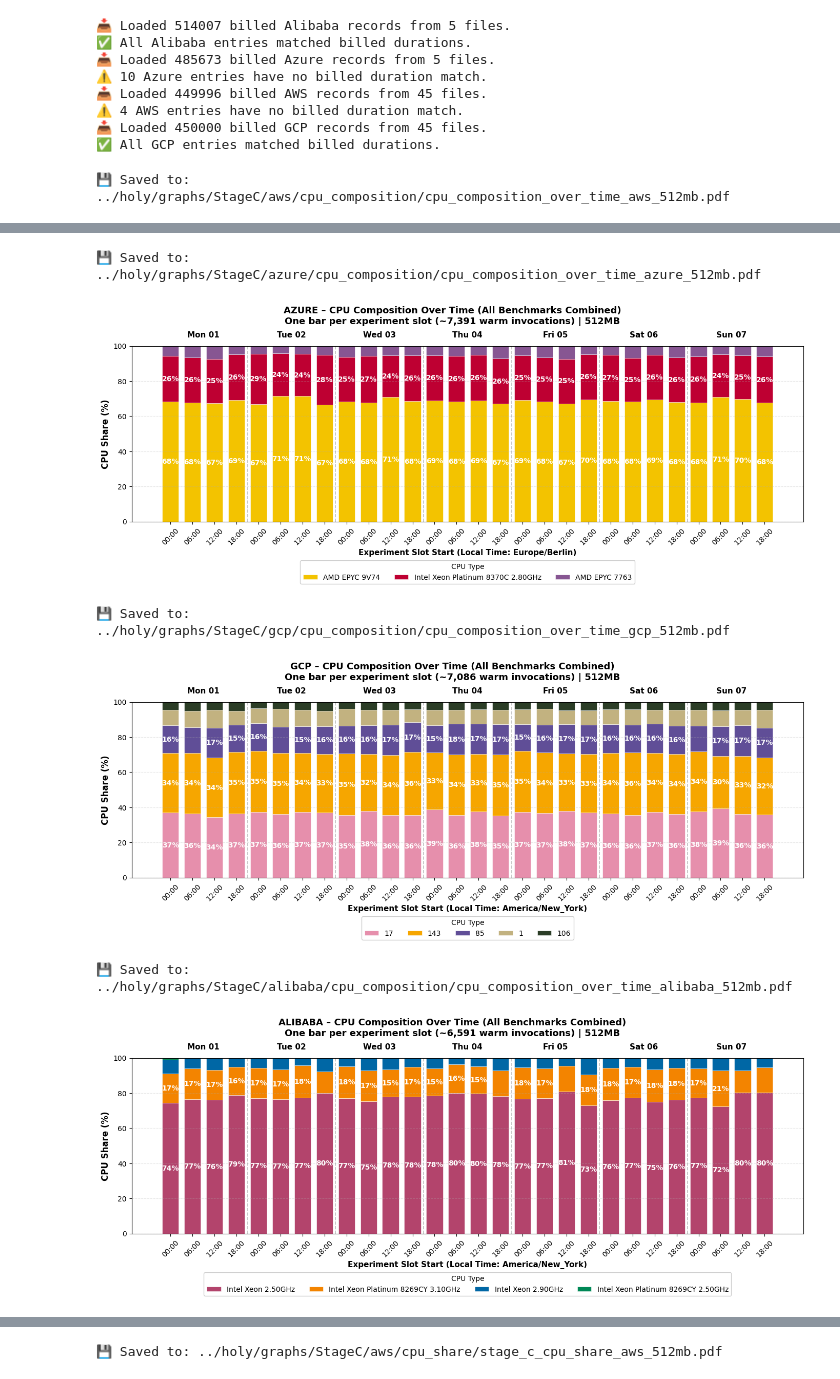
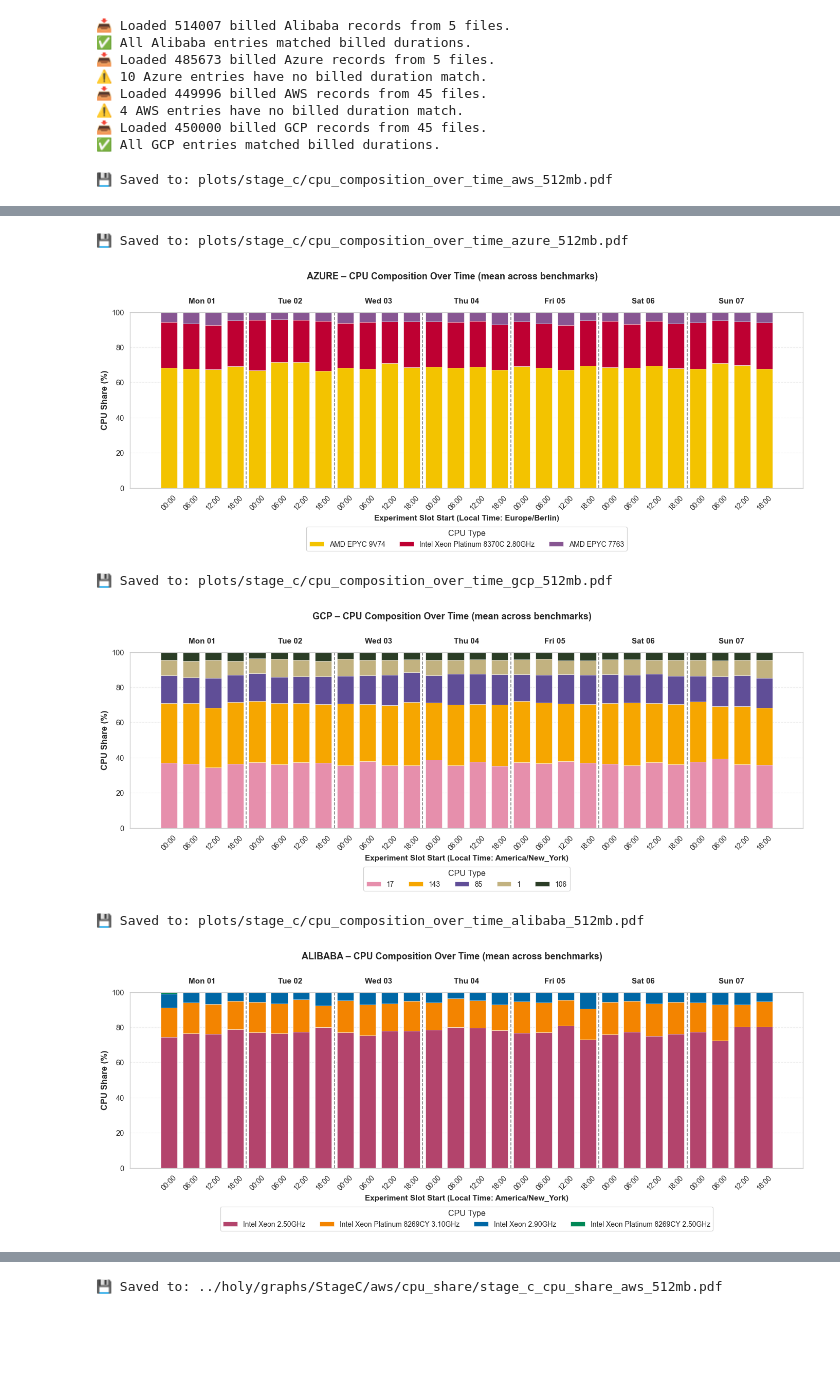
Before and after one commit to Persists/classifaas-results, a Jupyter notebook: stage_c.ipynb, the cells around one changed output, grey strips where cells are left out. Cells and saved outputs as stored; diff of their text form; code cells hidden in the pictures; blank space fills up the shorter version.

```diff
--- a/stage_c.ipynb
+++ b/stage_c.ipynb
@@ -92,7 +92,8 @@ import pandas as pd
 
 from helpers.cpus import shorten_cpu_name, get_cpu_palette
 from helpers.benchmark import filter_cpu_data
-
+import seaborn as sns
+sns.set_theme(style="whitegrid", context="paper", font_scale=1.2)
 
 def _slot_bin_stage_c_utc(ts: pd.Series) -> pd.Series:
     """
@@ -207,19 +208,6 @@ def plot_cpu_composition_over_time(
             label=shorten_cpu_name(cpu, 35),
         )
 
-        # Percentage labels (only larger segments)
-        for i, (h, b) in enumerate(zip(heights, bottom)):
-            if h >= 15:
-                ax.text(
-                    i,
-                    b + h / 2,
-                    f"{h:.0f}%",
-                    ha="center",
-                    va="center",
-                    fontweight="bold",
-                    color="white",
-                    fontsize=10,
-                )
 
         bottom += heights
 
@@ -246,7 +234,7 @@ def plot_cpu_composition_over_time(
         )
 
         if indices[0] > 0:
-            ax.axvline(indices[0] - 0.5, color="gray", linestyle="--", linewidth=1.2, alpha=0.5)
+            ax.axvline(indices[0] - 0.5, color="gray", linestyle="--", linewidth=1.2, alpha=1)
 
     ax.grid(True, axis="y", linestyle="--", alpha=0.3)
 
@@ -260,14 +248,11 @@ def plot_cpu_composition_over_time(
         fontsize=10,
         framealpha=0.95,
         title="CPU Type",
-        title_fontsize=10,
     )
 
     # Title
-    inv_per_slot = int(len(combined_df) // max(1, len(unique_slots_utc)))
     fig.suptitle(
-        f"{provider.upper()} – CPU Composition Over Time (All Benchmarks Combined)\n"
-        f"One bar per experiment slot (~{inv_per_slot:,} warm invocations) | {memory_size}MB",
+        f"{provider.upper()} – CPU Composition Over Time (mean across benchmarks)\n",
         fontsize=13, fontweight="bold", y=0.98
     )
 
@@ -276,7 +261,7 @@ def plot_cpu_composition_over_time(
 
     # Save
     if save_dir:
-        out_dir = os.path.join(save_dir, provider, "cpu_composition")
+        out_dir = os.path.join(save_dir)
         os.makedirs(out_dir, exist_ok=True)
         out_path = os.path.join(out_dir, f"cpu_composition_over_time_{provider}_{memory_size}mb.pdf")
         plt.savefig(out_path, bbox_inches="tight", format="pdf")
@@ -286,9 +271,9 @@ def plot_cpu_composition_over_time(
 
 
 # --- Run for all providers ---
-plot_cpu_composition_over_time(df, "aws", memory_size=512)
-plot_cpu_composition_over_time(df, "azure", memory_size=512)
-plot_cpu_composition_over_time(df, "gcp", memory_size=512)
-plot_cpu_composition_over_time(df, "alibaba", memory_size=512)
+plot_cpu_composition_over_time(df, "aws", memory_size=512, save_dir="plots/stage_c")
+plot_cpu_composition_over_time(df, "azure", memory_size=512, save_dir="plots/stage_c")
+plot_cpu_composition_over_time(df, "gcp", memory_size=512, save_dir="plots/stage_c")
+plot_cpu_composition_over_time(df, "alibaba", memory_size=512, save_dir="plots/stage_c")
 # %% [output]
-💾 Saved to: ../holy/graphs/StageC/aws/cpu_composition/cpu_composition_over_time_aws_512mb.pdf
+💾 Saved to: plots/stage_c/cpu_composition_over_time_aws_512mb.pdf
@@ -296,7 +281,7 @@ plot_cpu_composition_over_time(df, "alibaba", memory_size=512)
-💾 Saved to: ../holy/graphs/StageC/azure/cpu_composition/cpu_composition_over_time_azure_512mb.pdf
+💾 Saved to: plots/stage_c/cpu_composition_over_time_azure_512mb.pdf
-[figure, old version]
+[figure, new version]
-💾 Saved to: ../holy/graphs/StageC/gcp/cpu_composition/cpu_composition_over_time_gcp_512mb.pdf
+💾 Saved to: plots/stage_c/cpu_composition_over_time_gcp_512mb.pdf
-[figure, old version]
+[figure, new version]
-💾 Saved to: ../holy/graphs/StageC/alibaba/cpu_composition/cpu_composition_over_time_alibaba_512mb.pdf
+💾 Saved to: plots/stage_c/cpu_composition_over_time_alibaba_512mb.pdf
-[figure, old version]
+[figure, new version]
 # %%
```
Also changed, not shown: parts of 3 cells of this notebook, 25 other files.
